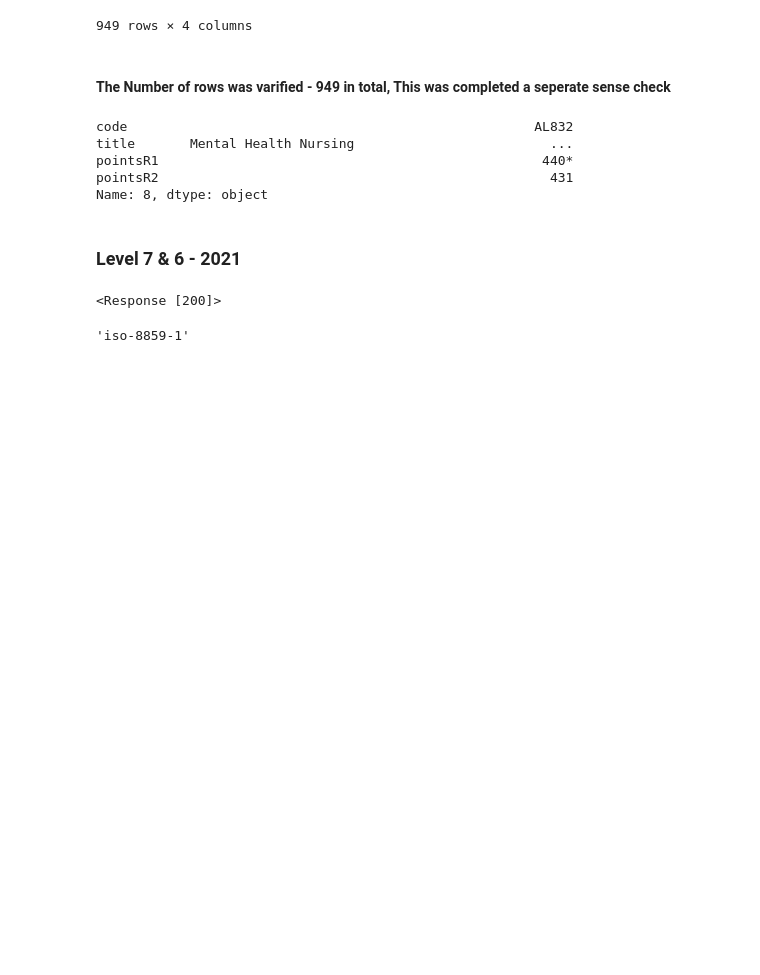
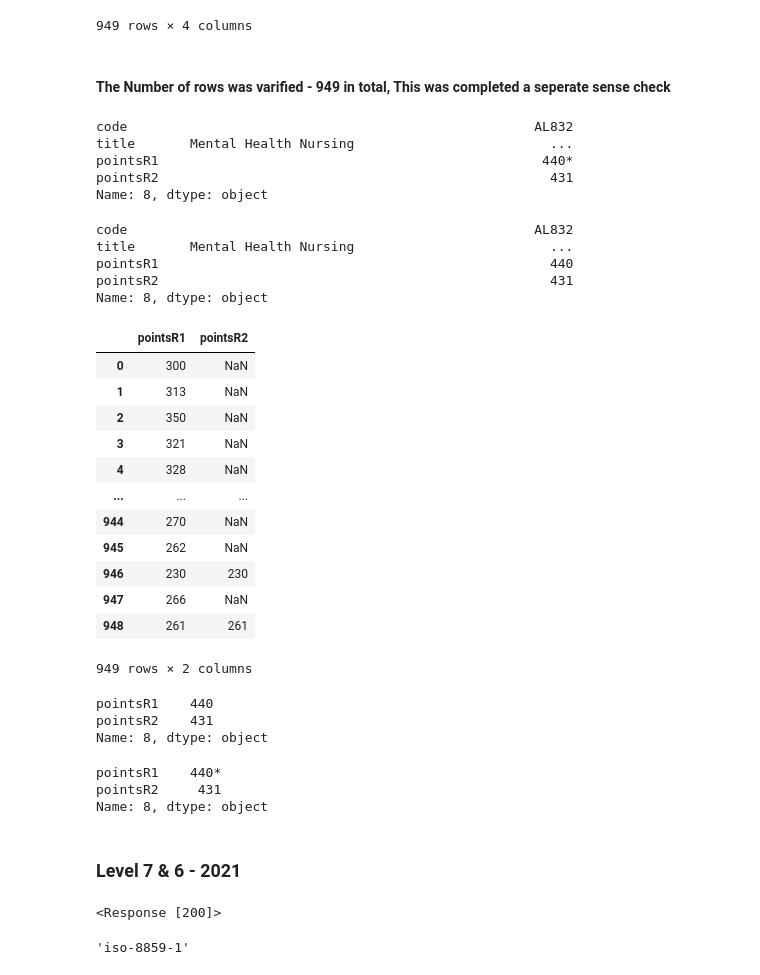
Before and after one commit to VCurry20/FDAProject2021, a Jupyter notebook: cao.ipynb, the cells around one changed output. Cells and saved outputs as stored; diff of their text form; code cells hidden in the pictures; blank space fills up the shorter version.

```diff
--- a/cao.ipynb
+++ b/cao.ipynb
@@ -260,3 +260,33 @@ title       Mental Health Nursing                         ...
 pointsR1                                                 440*
 pointsR2                                                  431
 Name: 8, dtype: object
+# %%
+df2021_8 = df2021_8.replace('\*','',regex=True)
+# %%
+df2021_8 = df2021_8.replace('\#','',regex=True)
+# %%
+df2021_8.iloc[8]
+# %% [output]
+code                                                    AL832
+title       Mental Health Nursing                         ...
+pointsR1                                                  440
+pointsR2                                                  431
+Name: 8, dtype: object
+# %%
+cols_to_check = ['pointsR1', 'pointsR2']
+# %%
+df2021_8[cols_to_check]
+# %% [output]
+|  | pointsR1 | pointsR2 |
+| 0 | 300 | NaN |
+| 1 | 313 | NaN |
+| 2 | 350 | NaN |
+| 3 | 321 | NaN |
+| 4 | 328 | NaN |
+| ... | ... | ... |
+| 944 | 270 | NaN |
+| 945 | 262 | NaN |
+| 946 | 230 | 230 |
+| 947 | 266 | NaN |
+| 948 | 261 | 261 |
+949 rows × 2 columns
@@ -262,0 +295,6 @@ Name: 8, dtype: object
+# %%
+df2021_8.iloc[8]
+# %% [output]
+pointsR1    440
+pointsR2    431
+Name: 8, dtype: object
@@ -263,3 +305,9 @@ Name: 8, dtype: object
+# %%
+df2021_8.iloc[8]
+# %% [output]
+pointsR1    440*
+pointsR2     431
+Name: 8, dtype: object
 # %% [markdown]
 ### Level 7 & 6 -  2021
 # %%
```
Also changed, not shown: parts of 15 cells of this notebook, 14 other files.
